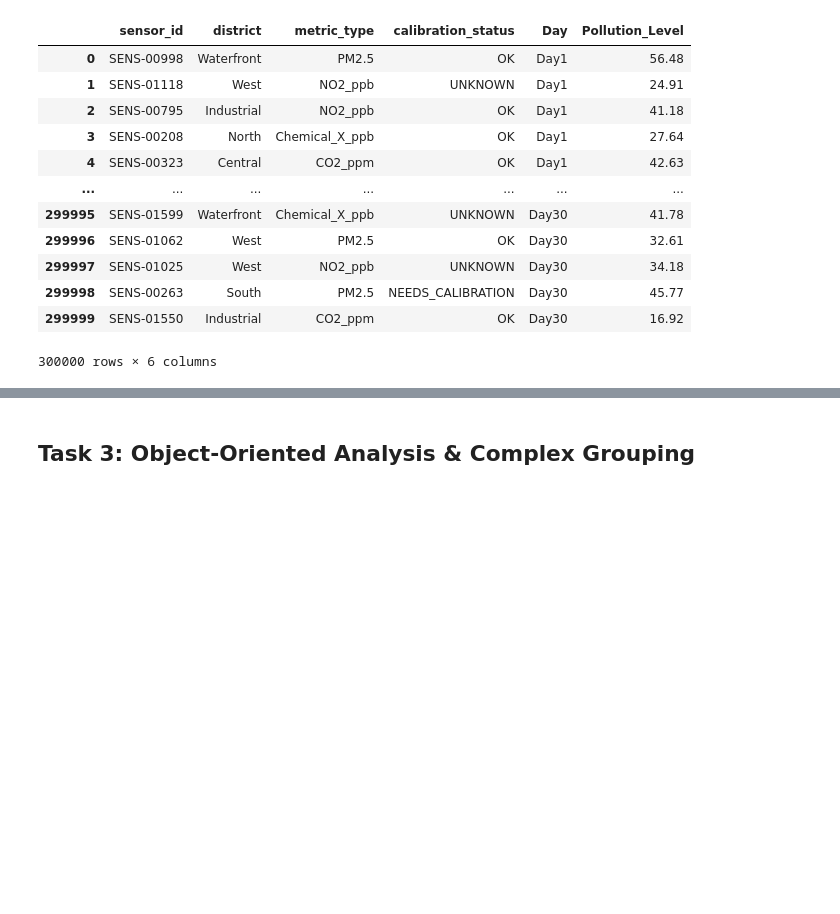
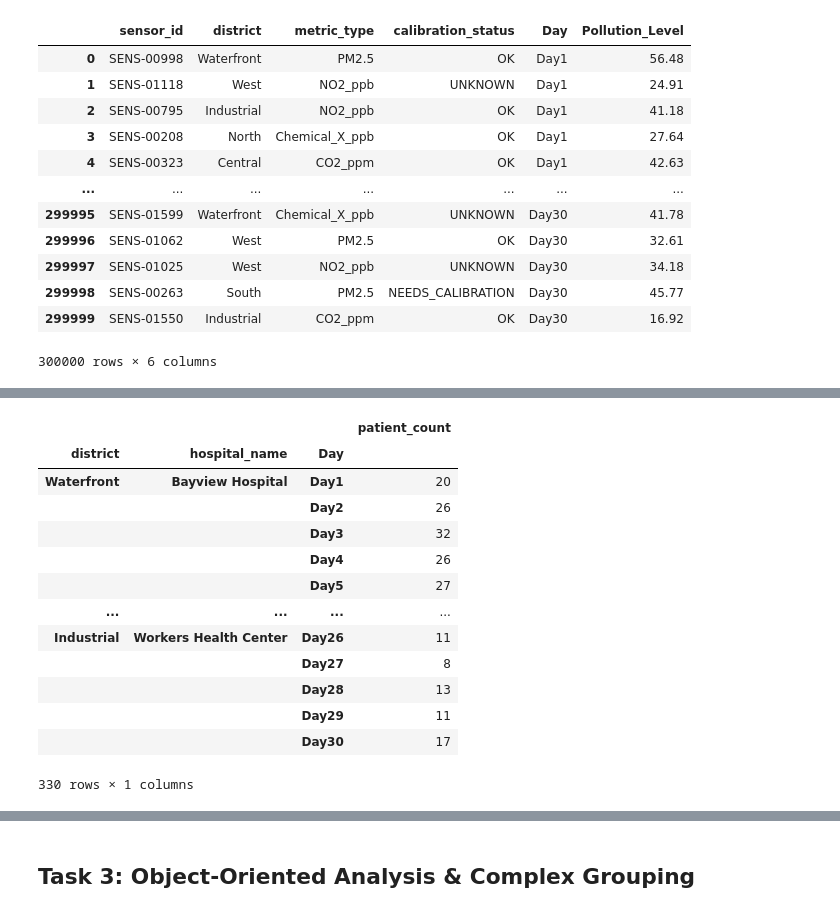
Before and after one commit to hsyen78444/WIF3009-A1, a Jupyter notebook: A1.ipynb, the cells around one changed output, grey strips where cells are left out. Cells and saved outputs as stored; diff of their text form; code cells hidden in the pictures; blank space fills up the shorter version.

```diff
--- a/A1.ipynb
+++ b/A1.ipynb
@@ -523,13 +543,39 @@ sensor_block = (
 # %%
 # --- Patient block (district-hospital-day) ---
 patient_tmp = patient_records.copy()
 patient_tmp["admission_date"] = pd.to_datetime(patient_tmp["admission_date"], errors="coerce")
-patient_tmp["Day"] = "Day" + patient_tmp["admission_date"].dt.day.astype("Int64").astype(str)
-patient_tmp = patient_tmp[patient_tmp["admission_date"].dt.day.between(1, 30, inclusive="both")]
+# Minus 1 because admission_date starts at 2026-10-02
+patient_tmp["Day"] = "Day" + (patient_tmp["admission_date"].dt.day - 1).astype("Int64").astype(str)
+
+# admission_date starts at 2026-10-02 and ends at 2026-10-31
+patient_tmp = patient_tmp[patient_tmp["admission_date"].dt.day.between(2, 31, inclusive="both")]
+
+grouped = patient_tmp.groupby(["district", "hospital_name", "Day"]).agg(
+    patient_count=("patient_id", "count")
+)
+
+# as_index defaults true - the keys used in groupby will become an index in the returned df
+# district, hospital_name, day
 
 patient_block = (
-    patient_tmp.groupby(["district", "hospital_name", "Day"], as_index=False)
+    patient_tmp.groupby(["district", "hospital_name", "Day"])
     .agg(patient_count=("patient_id", "count"))
-    .set_index(idx_cols)
     .reindex(base_idx)
 )
+
+patient_block
+# %% [output]
+|  |  |  | patient_count |
+| district | hospital_name | Day |  |
+| Waterfront | Bayview Hospital | Day1 | 20 |
+|  |  | Day2 | 26 |
+|  |  | Day3 | 32 |
+|  |  | Day4 | 26 |
+|  |  | Day5 | 27 |
+| ... | ... | ... | ... |
+| Industrial | Workers Health Center | Day26 | 11 |
+|  |  | Day27 | 8 |
+|  |  | Day28 | 13 |
+|  |  | Day29 | 11 |
+|  |  | Day30 | 17 |
+330 rows × 1 columns
```
Also changed, not shown: parts of 24 cells of this notebook.
